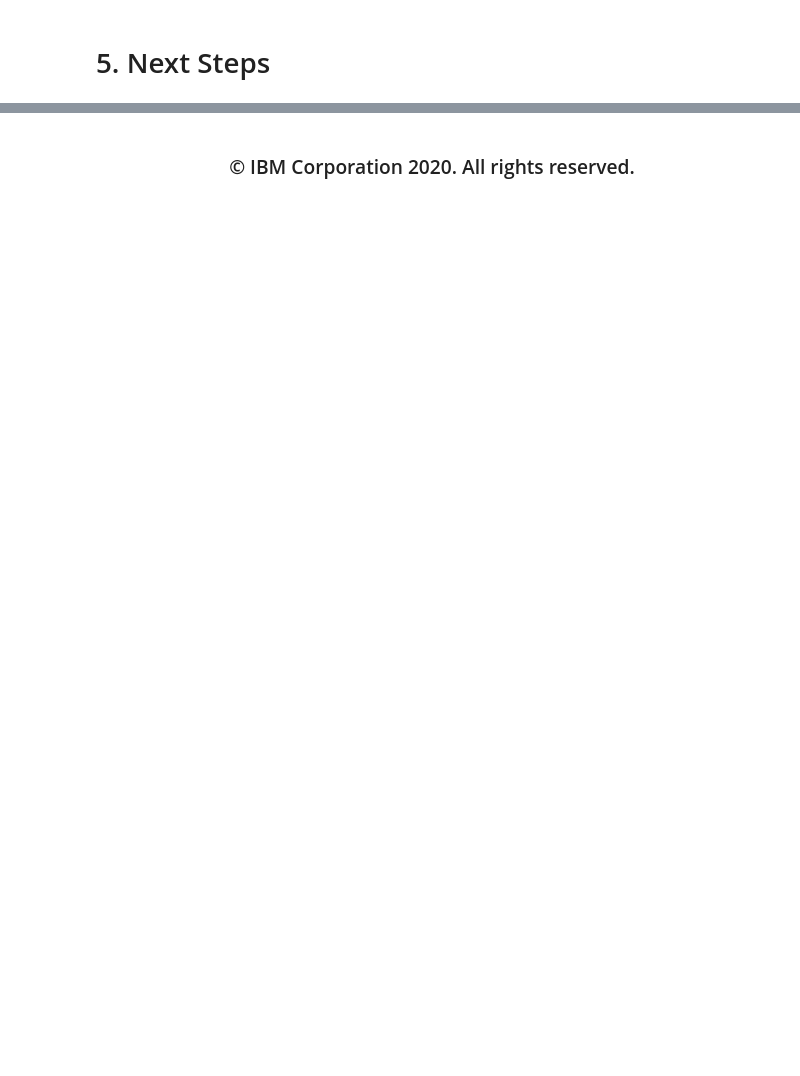
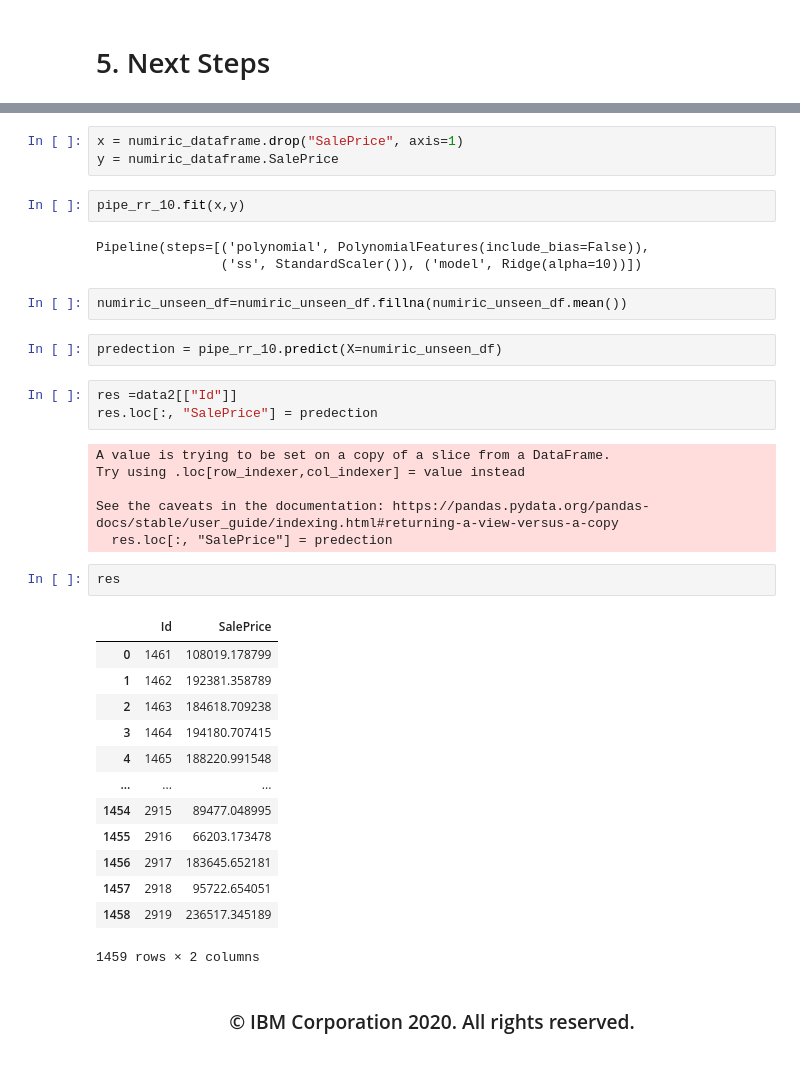
Before and after one commit to kdallash/kaggle_housing_Regression-, a Jupyter notebook: Final-Project-Template-v2.ipynb, the cells around one changed output, grey strips where cells are left out. Cells and saved outputs as stored; diff of their text form; blank space fills up the shorter version.

```diff
--- a/Final-Project-Template-v2.ipynb
+++ b/Final-Project-Template-v2.ipynb
@@ -262,2 +484,39 @@ memory usage: 442.1 KB
+# %%
+x = numiric_dataframe.drop("SalePrice", axis=1)
+y = numiric_dataframe.SalePrice
+# %%
+pipe_rr_10.fit(x,y)
+# %% [output]
+Pipeline(steps=[('polynomial', PolynomialFeatures(include_bias=False)),
+                ('ss', StandardScaler()), ('model', Ridge(alpha=10))])
+# %%
+numiric_unseen_df=numiric_unseen_df.fillna(numiric_unseen_df.mean())
+# %%
+predection = pipe_rr_10.predict(X=numiric_unseen_df)
+# %%
+res =data2[["Id"]]
+res.loc[:, "SalePrice"] = predection
+# %% [output]
+A value is trying to be set on a copy of a slice from a DataFrame.
+Try using .loc[row_indexer,col_indexer] = value instead
+
+See the caveats in the documentation: https://pandas.pydata.org/pandas-docs/stable/user_guide/indexing.html#returning-a-view-versus-a-copy
+  res.loc[:, "SalePrice"] = predection
+# %%
+res
+# %% [output]
+|  | Id | SalePrice |
+| 0 | 1461 | 108019.178799 |
+| 1 | 1462 | 192381.358789 |
+| 2 | 1463 | 184618.709238 |
+| 3 | 1464 | 194180.707415 |
+| 4 | 1465 | 188220.991548 |
+| ... | ... | ... |
+| 1454 | 2915 | 89477.048995 |
+| 1455 | 2916 | 66203.173478 |
+| 1456 | 2917 | 183645.652181 |
+| 1457 | 2918 | 95722.654051 |
+| 1458 | 2919 | 236517.345189 |
+1459 rows × 2 columns
 # %% [markdown]
 ## <h3 align="center"> © IBM Corporation 2020. All rights reserved. <h3/>
```
Also changed, not shown: parts of 55 cells of this notebook.
